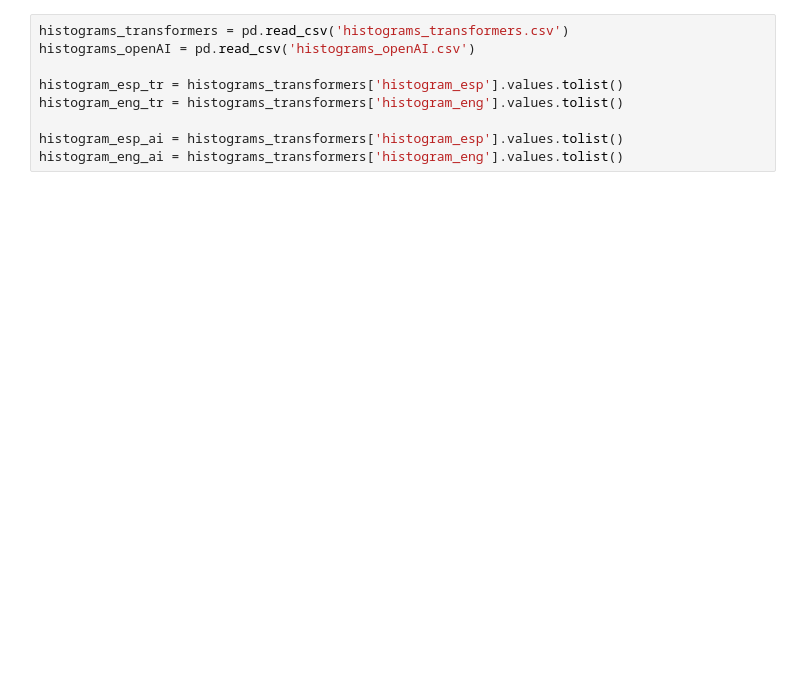
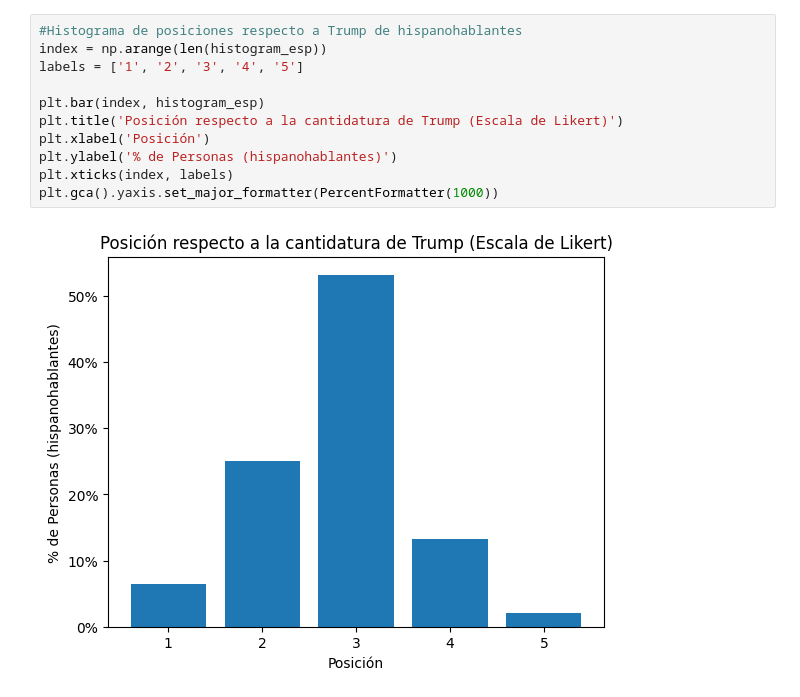
Before and after one commit to Kaos0w0/PracticaInvestigacion, a Jupyter notebook: OpenAI.ipynb, the cells around one changed output. Saved outputs shown, nothing was run; the diff lists cells and outputs as text; blank space fills up the shorter version.

Commit message:
Results of OpenAI and Transformers added

```diff
--- a/OpenAI.ipynb
+++ b/OpenAI.ipynb
@@ -70,9 +71,13 @@ NameError: name 'role' is not defined
-# %%
-histograms_transformers = pd.read_csv('histograms_transformers.csv')
-histograms_openAI = pd.read_csv('histograms_openAI.csv')
-
-histogram_esp_tr = histograms_transformers['histogram_esp'].values.tolist()
-histogram_eng_tr = histograms_transformers['histogram_eng'].values.tolist()
-
-histogram_esp_ai = histograms_transformers['histogram_esp'].values.tolist()
-histogram_eng_ai = histograms_transformers['histogram_eng'].values.tolist()
+# %%
+#Histograma de posiciones respecto a Trump de hispanohablantes
+index = np.arange(len(histogram_esp))
+labels = ['1', '2', '3', '4', '5']
+
+plt.bar(index, histogram_esp)
+plt.title('Posición respecto a la cantidatura de Trump (Escala de Likert)')
+plt.xlabel('Posición')
+plt.ylabel('% de Personas (hispanohablantes)')
+plt.xticks(index, labels)
+plt.gca().yaxis.set_major_formatter(PercentFormatter(1000))
+# %% [output]
+[figure, added]
```
Also changed, not shown: parts of 3 cells of this notebook, 2 other files.
